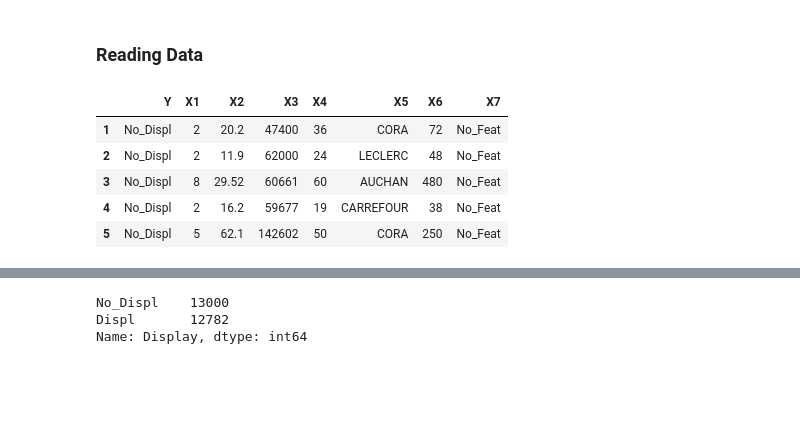
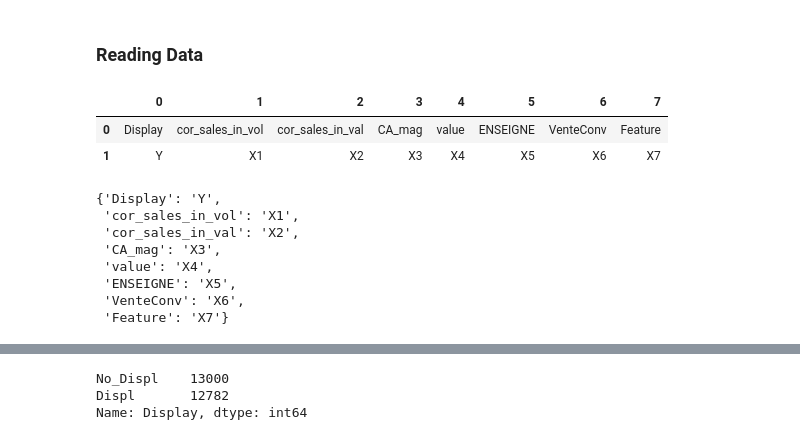
Before and after one commit to Hamid-abdellaoui/classification_modelling, a Jupyter notebook: EDA.ipynb, the cells around one changed output, grey strips where cells are left out. Drawn from its saved outputs; the diff is of its cells as text; code cells hidden in the pictures; blank space fills up the shorter version.

```diff
--- a/EDA.ipynb
+++ b/EDA.ipynb
@@ -13,11 +15,0 @@ df = pd.read_csv("new_Base_CDM_balanced_V2.csv")
-# %%
-#Removing first line
-df.drop(0,axis=0,inplace = True)
-df.head()
-# %% [output]
-|  | Y | X1 | X2 | X3 | X4 | X5 | X6 | X7 |
-| 1 | No_Displ | 2 | 20.2 | 47400 | 36 | CORA | 72 | No_Feat |
-| 2 | No_Displ | 2 | 11.9 | 62000 | 24 | LECLERC | 48 | No_Feat |
-| 3 | No_Displ | 8 | 29.52 | 60661 | 60 | AUCHAN | 480 | No_Feat |
-| 4 | No_Displ | 2 | 16.2 | 59677 | 19 | CARREFOUR | 38 | No_Feat |
-| 5 | No_Displ | 5 | 62.1 | 142602 | 50 | CORA | 250 | No_Feat |
@@ -28,0 +16,26 @@ df.rename(columns = New_names , inplace = True)
+# %%
+# load dataset
+url = "./new_Base_CDM_balanced_V2.csv"
+dataset = pd.read_csv(url)
+columns = [[dataset[str(c)][0],c ]for c in dataset.columns]
+
+dataset.drop(index=dataset.index[0],
+        axis=0,
+        inplace=True)
+cols =pd.DataFrame(columns)
+cols.transpose()
+# %% [output]
+|  | 0 | 1 | 2 | 3 | 4 | 5 | 6 | 7 |
+| 0 | Display | cor_sales_in_vol | cor_sales_in_val | CA_mag | value | ENSEIGNE | VenteConv | Feature |
+| 1 | Y | X1 | X2 | X3 | X4 | X5 | X6 | X7 |
+# %%
+dict(zip(cols[0], cols[1]))
+# %% [output]
+{'Display': 'Y',
+ 'cor_sales_in_vol': 'X1',
+ 'cor_sales_in_val': 'X2',
+ 'CA_mag': 'X3',
+ 'value': 'X4',
+ 'ENSEIGNE': 'X5',
+ 'VenteConv': 'X6',
+ 'Feature': 'X7'}
```
Also changed, not shown: parts of 20 cells of this notebook.
